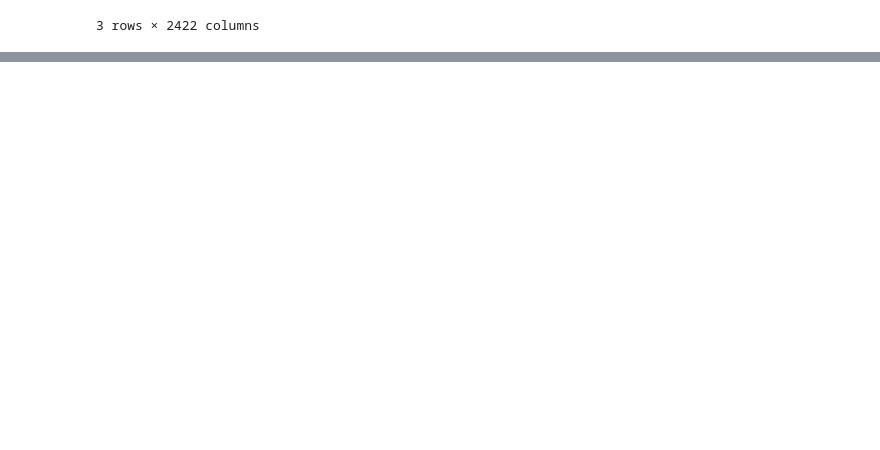
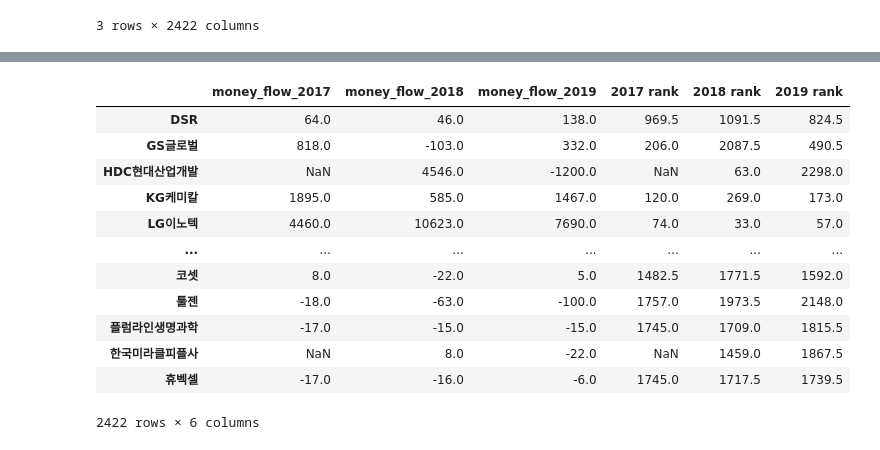
Before and after one commit to mingqook/Finance_ML, a Jupyter notebook: test.ipynb, the cells around one changed output, grey strips where cells are left out. Cells and saved outputs as stored; diff of their text form; code cells hidden in the pictures; blank space fills up the shorter version.

```diff
--- a/test.ipynb
+++ b/test.ipynb
@@ -506,0 +645,14 @@ capital_ratio  #### 투하자본 수익률
+# %%
+#### 2017 ~ 2019 영업활동현금흐름 추출
+money_flow = data_f['영업활동으로인한현금흐름']
+money_flow = money_flow.T
+
+money_flow_n = pd.DataFrame({"종목코드" :list(money_flow.columns)})
+money_flow_nn = money_flow_n.merge(tn)
+money_flow.columns = list(money_flow_nn['회사명'])
+
+money_flow_2017 = money_flow.iloc[0,:]
+money_flow_2018 = money_flow.iloc[1,:]
+money_flow_2019 = money_flow.iloc[2,:]
+money_flow = money_flow.T
+money_flow.columns = ['money_flow_2017', 'money_flow_2018', 'money_flow_2019']
@@ -506,0 +673,20 @@ capital_ratio  #### 투하자본 수익률
+# %%
+#### 영업활동현금흐름 rank
+money_flow['2017 rank']  = money_flow['money_flow_2017'].rank(ascending=False)
+money_flow['2018 rank']  = money_flow['money_flow_2018'].rank(ascending=False)
+money_flow['2019 rank']  = money_flow['money_flow_2019'].rank(ascending=False)
+# money_flow
+# %% [output]
+|  | money_flow_2017 | money_flow_2018 | money_flow_2019 | 2017 rank | 2018 rank | 2019 rank |
+| DSR | 64.0 | 46.0 | 138.0 | 969.5 | 1091.5 | 824.5 |
+| GS글로벌 | 818.0 | -103.0 | 332.0 | 206.0 | 2087.5 | 490.5 |
+| HDC현대산업개발 | NaN | 4546.0 | -1200.0 | NaN | 63.0 | 2298.0 |
+| KG케미칼 | 1895.0 | 585.0 | 1467.0 | 120.0 | 269.0 | 173.0 |
+| LG이노텍 | 4460.0 | 10623.0 | 7690.0 | 74.0 | 33.0 | 57.0 |
+| ... | ... | ... | ... | ... | ... | ... |
+| 코셋 | 8.0 | -22.0 | 5.0 | 1482.5 | 1771.5 | 1592.0 |
+| 툴젠 | -18.0 | -63.0 | -100.0 | 1757.0 | 1973.5 | 2148.0 |
+| 플럼라인생명과학 | -17.0 | -15.0 | -15.0 | 1745.0 | 1709.0 | 1815.5 |
+| 한국미라클피플사 | NaN | 8.0 | -22.0 | NaN | 1459.0 | 1867.5 |
+| 휴벡셀 | -17.0 | -16.0 | -6.0 | 1745.0 | 1717.5 | 1739.5 |
+2422 rows × 6 columns
```
Also changed, not shown: parts of 70 cells of this notebook, 1 other file.
